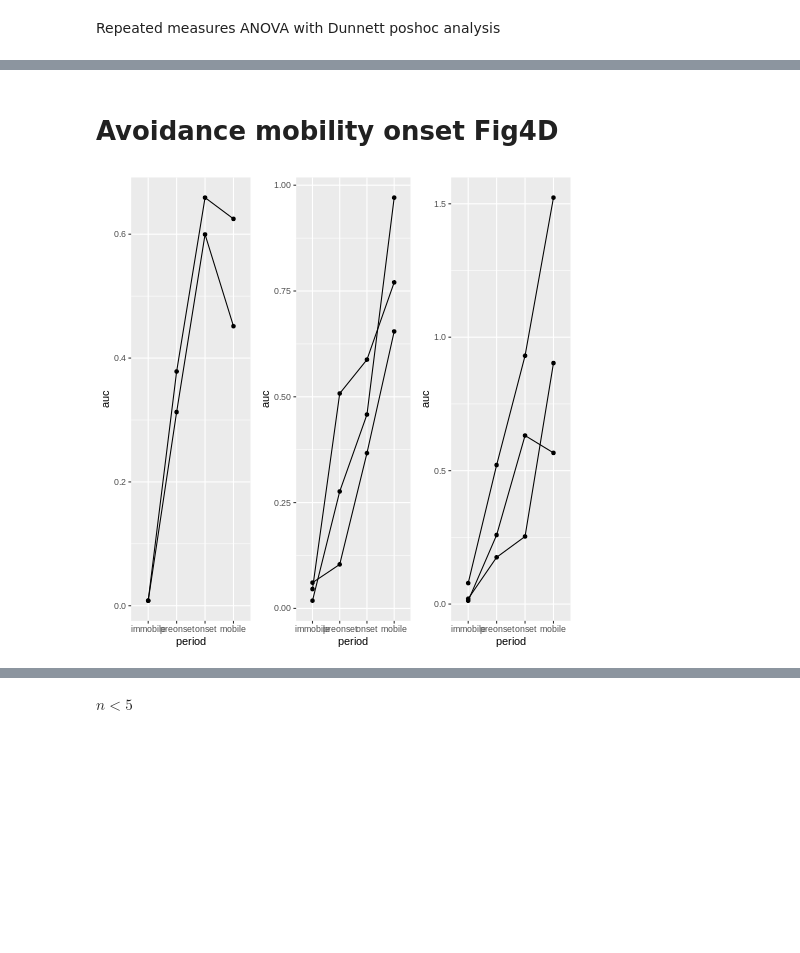
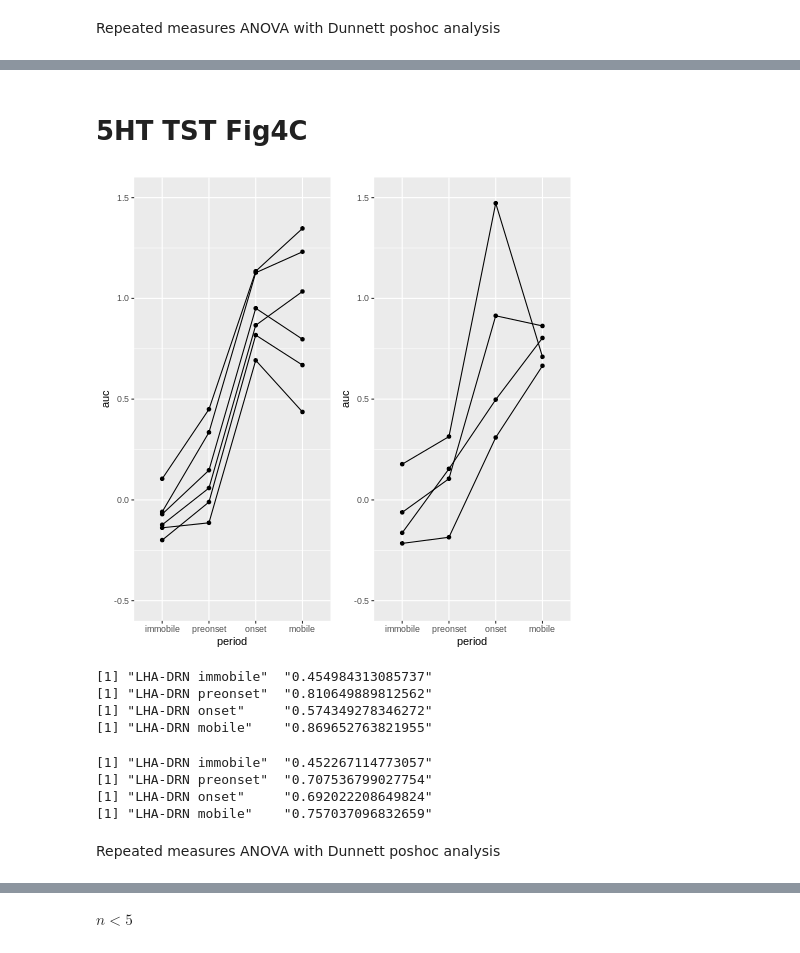
Before and after one commit to katemartian/LHoutputsManuscript, a Jupyter notebook: sourceData/Fig4_stats.ipynb, the cells around one changed output, grey strips where cells are left out. Drawn from its saved outputs; the diff is of its cells as text; code cells hidden in the pictures; blank space fills up the shorter version.

```diff
--- a/sourceData/Fig4_stats.ipynb
+++ b/sourceData/Fig4_stats.ipynb
@@ -354,8 +210,8 @@ Signif. codes:  0 ‘***’ 0.001 ‘**’ 0.01 ‘*’ 0.05 ‘.’ 0.1 ‘ ’
-# %% [markdown]
-# Avoidance mobility onset Fig4D
+# %% [markdown]
+# 5HT TST Fig4C
 # %%
 %%R
-df <- read_excel("fig4_LH_avoidanceTask.xlsx", sheet="avoidance")
+df <- read_excel("fig4_5HT.xlsx", sheet="TST")
 df$output = as.factor(df$output)
 df$period = as.factor(df$period)
 df$auc = as.numeric(df$auc)
@@ -366,9 +222,32 @@ df <- arrange(transform(df, period=factor(period,levels=neworder)),period)
 df$period <- factor(df$period, labels=c('immobile','preonset','onset','mobile'))
 # %%
 %%R
-p1 <- ggplot(df[(df$output=="LHA-DRN"),], aes(x=period, y=auc)) + geom_point() + geom_line(aes(group=mouse))
-p2 <- ggplot(df[(df$output=="LHA-VTA"),], aes(x=period, y=auc)) + geom_point() + geom_line(aes(group=mouse))
-p3 <- ggplot(df[(df$output=="LHA-LHb"),], aes(x=period, y=auc)) + geom_point() + geom_line(aes(group=mouse))
-multiplot(p1,p2,p3, cols=3)
+p1 <- ggplot(df[(df$output=="LHA-DRN"),], aes(x=period, y=auc)) + geom_point() + geom_line(aes(group=mouse)) + ylim(-0.5,1.5)
+p2 <- ggplot(df[(df$output=="5HT DRN"),], aes(x=period, y=auc)) + geom_point() + geom_line(aes(group=mouse)) + ylim(-0.5,1.5)
+multiplot(p1,p2, cols=2)
 # %% [output]
-[figure, old version]
+[figure, new version]
+# %%
+%%R
+print(c("LHA-DRN immobile", shapiro.test(df[(df$output=="LHA-DRN" & df$period=="immobile"), ]$auc)$p.value))
+print(c("LHA-DRN preonset", shapiro.test(df[(df$output=="LHA-DRN" & df$period=="preonset"),]$auc)$p.value))
+print(c("LHA-DRN onset", shapiro.test(df[(df$output=="LHA-DRN" & df$period=="onset"),]$auc)$p.value))
+print(c("LHA-DRN mobile", shapiro.test(df[(df$output=="LHA-DRN" & df$period=="mobile"),]$auc)$p.value))
+# %% [output]
+[1] "LHA-DRN immobile"  "0.454984313085737"
+[1] "LHA-DRN preonset"  "0.810649889812562"
+[1] "LHA-DRN onset"     "0.574349278346272"
+[1] "LHA-DRN mobile"    "0.869652763821955"
+# %%
+%%R
+print(c("LHA-DRN immobile", shapiro.test(df[(df$output=="5HT DRN" & df$period=="immobile"), ]$auc)$p.value))
+print(c("LHA-DRN preonset", shapiro.test(df[(df$output=="5HT DRN" & df$period=="preonset"),]$auc)$p.value))
+print(c("LHA-DRN onset", shapiro.test(df[(df$output=="5HT DRN" & df$period=="onset"),]$auc)$p.value))
+print(c("LHA-DRN mobile", shapiro.test(df[(df$output=="5HT DRN" & df$period=="mobile"),]$auc)$p.value))
+# %% [output]
+[1] "LHA-DRN immobile"  "0.452267114773057"
+[1] "LHA-DRN preonset"  "0.707536799027754"
+[1] "LHA-DRN onset"     "0.692022208649824"
+[1] "LHA-DRN mobile"    "0.757037096832659"
+# %% [markdown]
+Repeated measures ANOVA with Dunnett poshoc analysis
```
Also changed, not shown: parts of 108 cells of this notebook.
